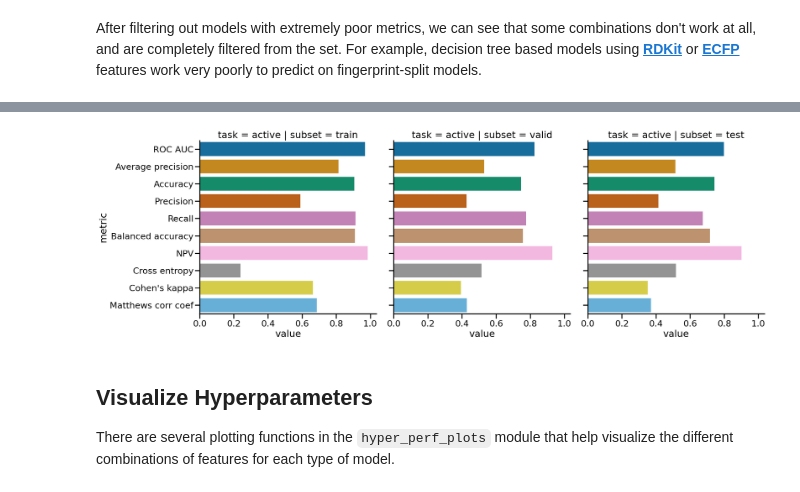
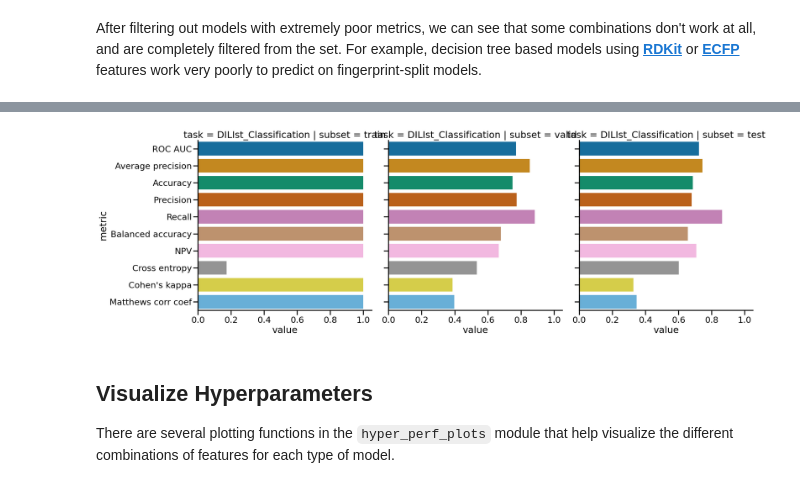
Before and after one commit to ekchun/DILI-rotation, a Jupyter notebook: AMPL_models/06_compare_models.ipynb, the cells around one changed output, grey strips where cells are left out. Drawn from its saved outputs; the diff is of its cells as text; code cells hidden in the pictures.

```diff
--- a/AMPL_models/06_compare_models.ipynb
+++ b/AMPL_models/06_compare_models.ipynb
@@ -129,7 +135,7 @@ model_counts
 # %%
-pp.plot_model_metrics('../AMPL_models/MMP_models/MMP_models/MMPcleanR_model_842d1574-de1e-4bed-87a5-71de53d8fc4c.tar.gz', plot_size=8)
+pp.plot_model_metrics('../AMPL_models/DILI_models2DILI_models/DILI_ch_moe_model_ac5b824c-60c3-48e7-a7eb-7d1e69350448.tar.gz', plot_size=8)
 # %% [output]
-[figure, old version]
+[figure, new version]
 # %% [markdown]
 ## Visualize Hyperparameters
 There are several plotting functions in the `hyper_perf_plots` module that help visualize the different combinations of features for each type of model.
```
Also changed, not shown: parts of 12 cells of this notebook, 27 other files.
